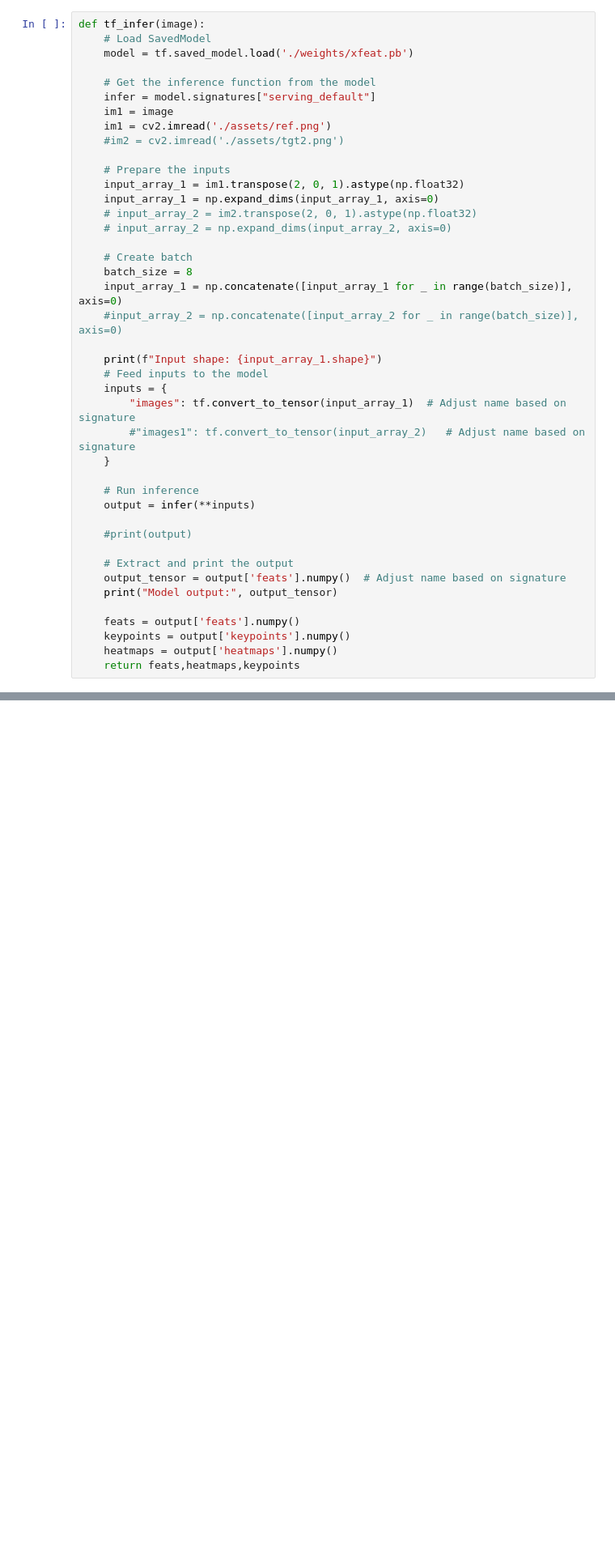
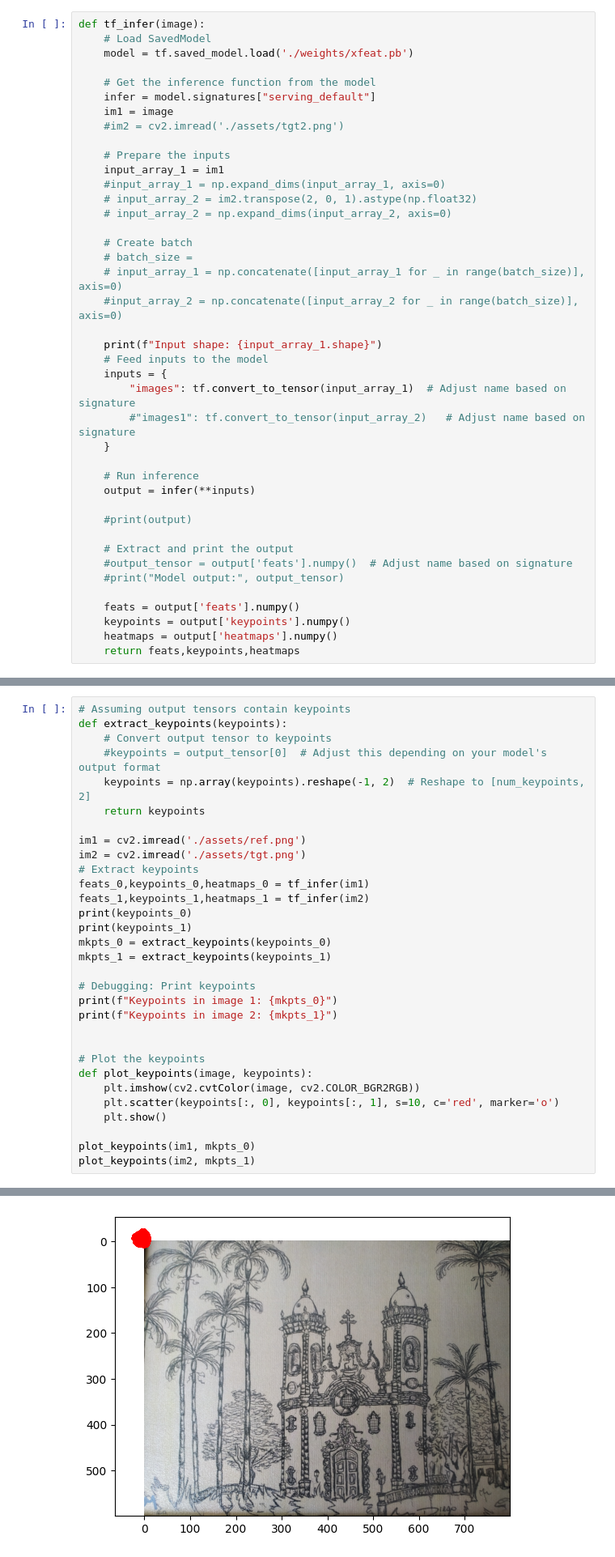
Before and after one commit to aarijimam/accelerated_features, a Jupyter notebook: tf_matching.ipynb, the cells around one changed output, grey strips where cells are left out. Shown at 81% size. Cells and saved outputs as stored; diff of their text form; blank space fills up the shorter version.

Commit message:
feat: working tf model with matching

```diff
--- a/tf_matching.ipynb
+++ b/tf_matching.ipynb
@@ -117,18 +117,17 @@ def tf_infer(image):
     # Get the inference function from the model
     infer = model.signatures["serving_default"]
     im1 = image
-    im1 = cv2.imread('./assets/ref.png')
     #im2 = cv2.imread('./assets/tgt2.png')
 
     # Prepare the inputs
-    input_array_1 = im1.transpose(2, 0, 1).astype(np.float32)
-    input_array_1 = np.expand_dims(input_array_1, axis=0)
+    input_array_1 = im1
+    #input_array_1 = np.expand_dims(input_array_1, axis=0)
     # input_array_2 = im2.transpose(2, 0, 1).astype(np.float32)
     # input_array_2 = np.expand_dims(input_array_2, axis=0)
 
     # Create batch
-    batch_size = 8
-    input_array_1 = np.concatenate([input_array_1 for _ in range(batch_size)], axis=0)
+    # batch_size =
+    # input_array_1 = np.concatenate([input_array_1 for _ in range(batch_size)], axis=0)
     #input_array_2 = np.concatenate([input_array_2 for _ in range(batch_size)], axis=0)
 
     print(f"Input shape: {input_array_1.shape}")
@@ -144,13 +143,13 @@ def tf_infer(image):
     #print(output)
 
     # Extract and print the output
-    output_tensor = output['feats'].numpy()  # Adjust name based on signature
-    print("Model output:", output_tensor)
+    #output_tensor = output['feats'].numpy()  # Adjust name based on signature
+    #print("Model output:", output_tensor)
 
     feats = output['feats'].numpy()
     keypoints = output['keypoints'].numpy()
     heatmaps = output['heatmaps'].numpy()
-    return feats,heatmaps,keypoints
+    return feats,keypoints,heatmaps
 # %%
 # Validate the outputs of the psuedo-batched inputs
 
@@ -636,0 +612,32 @@ loading weights from: ./weights/xfeat.pt
+# %%
+# Assuming output tensors contain keypoints
+def extract_keypoints(keypoints):
+    # Convert output tensor to keypoints
+    #keypoints = output_tensor[0]  # Adjust this depending on your model's output format
+    keypoints = np.array(keypoints).reshape(-1, 2)  # Reshape to [num_keypoints, 2]
+    return keypoints
+
+im1 = cv2.imread('./assets/ref.png')
+im2 = cv2.imread('./assets/tgt.png')
+# Extract keypoints
+feats_0,keypoints_0,heatmaps_0 = tf_infer(im1)
+feats_1,keypoints_1,heatmaps_1 = tf_infer(im2)
+print(keypoints_0)
+print(keypoints_1)
+mkpts_0 = extract_keypoints(keypoints_0)
+mkpts_1 = extract_keypoints(keypoints_1)
+
+# Debugging: Print keypoints
+print(f"Keypoints in image 1: {mkpts_0}")
+print(f"Keypoints in image 2: {mkpts_1}")
+
+
+# Plot the keypoints
+def plot_keypoints(image, keypoints):
+    plt.imshow(cv2.cvtColor(image, cv2.COLOR_BGR2RGB))
+    plt.scatter(keypoints[:, 0], keypoints[:, 1], s=10, c='red', marker='o')
+    plt.show()
+
+plot_keypoints(im1, mkpts_0)
+plot_keypoints(im2, mkpts_1)
+# %% [output]
@@ -636,0 +661 @@ loading weights from: ./weights/xfeat.pt
+[figure, added]
```
Also changed, not shown: parts of 4 cells of this notebook.
